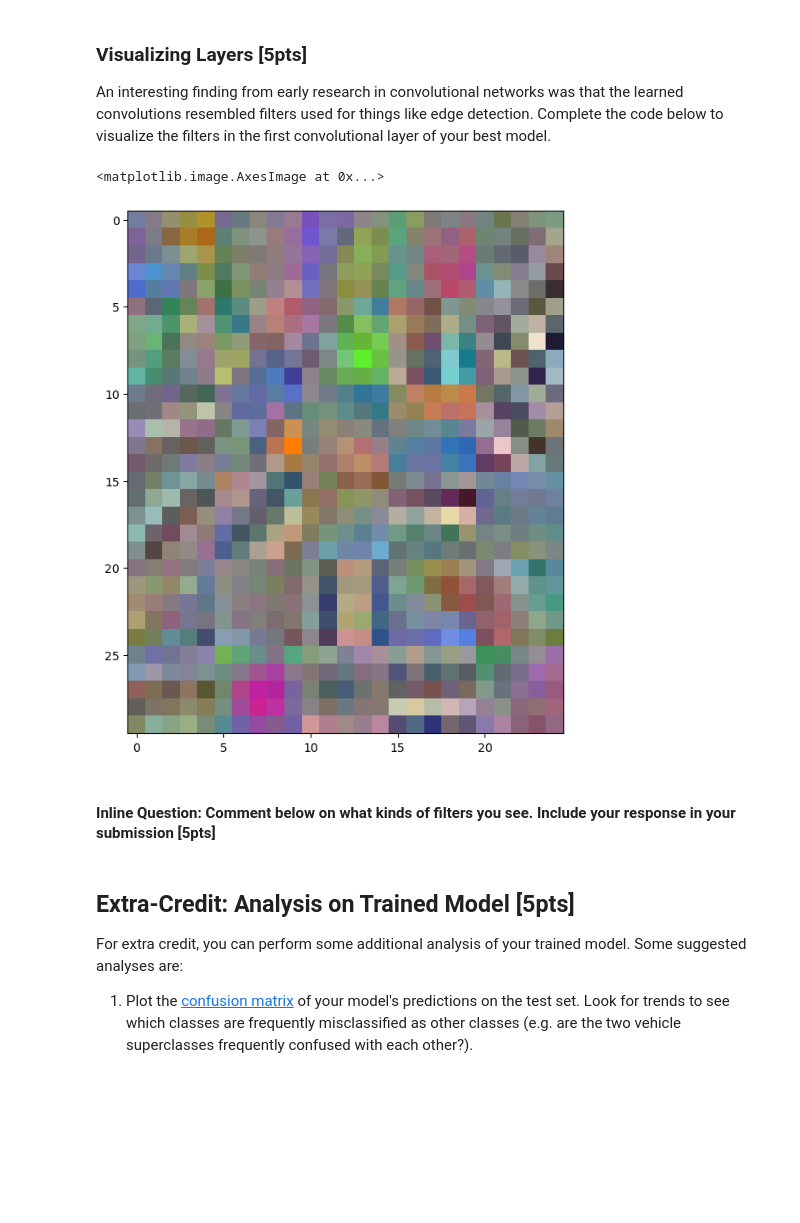
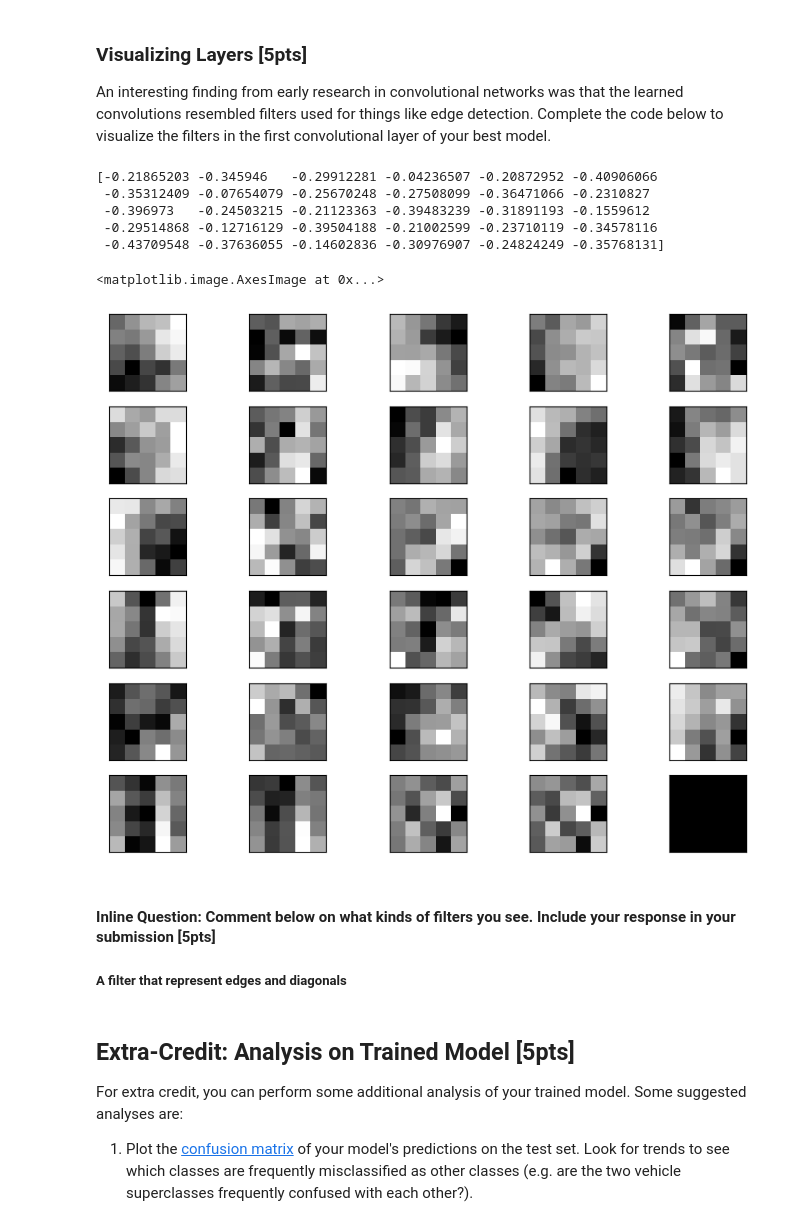
Before and after one commit to emanueltesfa/CNN-NN-Updated, a Jupyter notebook: Problem_2.ipynb, the cells around one changed output. Saved outputs shown, nothing was run; the diff lists cells and outputs as text; code cells hidden in the pictures; blank space fills up the shorter version.

```diff
--- a/Problem_2.ipynb
+++ b/Problem_2.ipynb
@@ -440,40 +440,55 @@ An interesting finding from early research in convolutional networks was that th
 # %%
 im_array = None
 nrows, ncols = None, None
 
 ###################################################
 # TODO: read the weights in the convolutional     #
 # layer and reshape them to a grid of images to   #
 # view with matplotlib.                           #
 ###################################################
+#print(results[0]['conv_b'])
+#print(model.net.get_params("fc_b") )
 filters, biases = results[0]['conv_w'], results[0]['conv_b']
 
+im_array = np.zeros((5,5))
 n_filters = filters.shape[3]
 ncols = int(np.sqrt(n_filters))  # set number of columns based on square root of number of filters
 nrows = int(np.ceil(n_filters / ncols))  # calculate number of rows needed based on number of columns
-
-# initialize the image array
-im_array = np.zeros((nrows * filters.shape[0], ncols * filters.shape[1], filters.shape[2]))
-
-# loop over each filter and add it to the image array
+ix = 1
 for i in range(n_filters):
-    row = int(i / ncols)
-    col = i % ncols
-    im_array[row*filters.shape[0]:(row+1)*filters.shape[0], col*filters.shape[1]:(col+1)*filters.shape[1], :] = filters[:, :, :, i]
-
-# normalize pixel values to [0, 1]
-im_array = (im_array - np.min(im_array)) / (np.max(im_array) - np.min(im_array))
-
+    # get the filter
+    f = filters[:, :, :, i]
+    # plot each channel separately
+    for j in range(3):
+        # specify subplot and turn of axis
+        ax = plt.subplot(nrows, ncols, ix)
+        ax.set_xticks([])
+        ax.set_yticks([])
+        f = (f - np.min(f)) / np.max(f) - np.min(f)
+        #(im_array - np.min(im_array)) / (np.max(im_array) - np.min(im_array))
+        plt.imshow(f[:, :, j], cmap='gray')
+        #im_array.append(f[:,:, j])
+        ix += 1
+        if ix > n_filters:  # break if we've plotted all filters
+            break
+    if ix > n_filters:
+        break
 ###################################################
 #                END OF YOUR CODE                 #
 ###################################################
 
 plt.imshow(im_array)
 # %% [output]
-<matplotlib.image.AxesImage at 0x...>
+[-0.21865203 -0.345946   -0.29912281 -0.04236507 -0.20872952 -0.40906066
+ -0.35312409 -0.07654079 -0.25670248 -0.27508099 -0.36471066 -0.2310827
+ -0.396973   -0.24503215 -0.21123363 -0.39483239 -0.31891193 -0.1559612
+ -0.29514868 -0.12716129 -0.39504188 -0.21002599 -0.23710119 -0.34578116
+ -0.43709548 -0.37636055 -0.14602836 -0.30976907 -0.24824249 -0.35768131]
+<matplotlib.image.AxesImage at 0x...>
-[figure, old version]
+[figure, new version]
 # %% [markdown]
 #### Inline Question: Comment below on what kinds of filters you see. Include your response in your submission [5pts]
+##### A filter that represent edges and diagonals
 # %% [markdown]
 ## Extra-Credit: Analysis on Trained Model [5pts]
 
```
Also changed, not shown: parts of 3 cells of this notebook, 7 other files.
